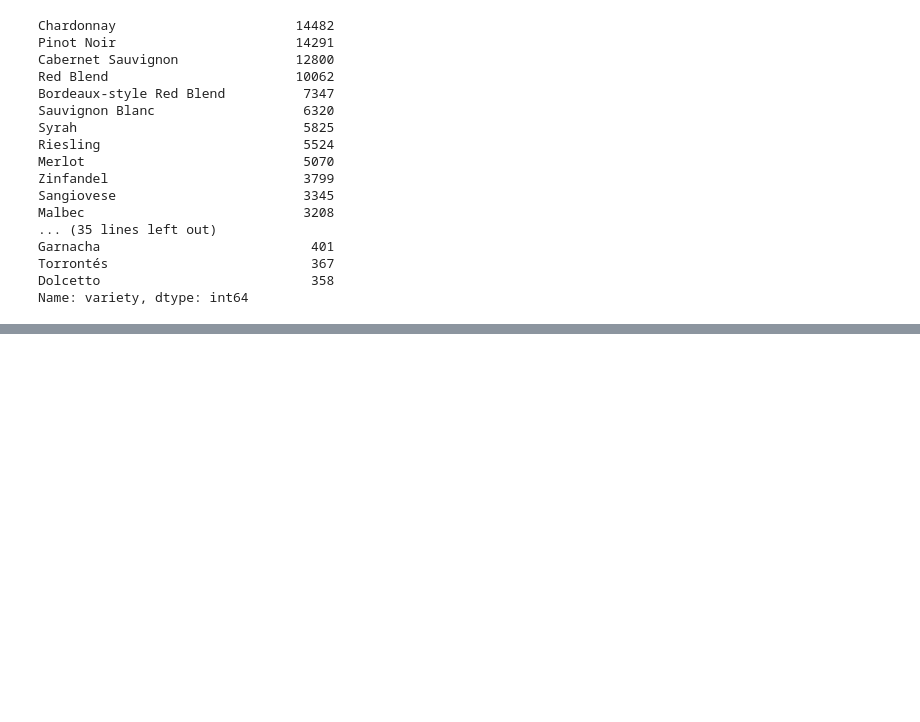
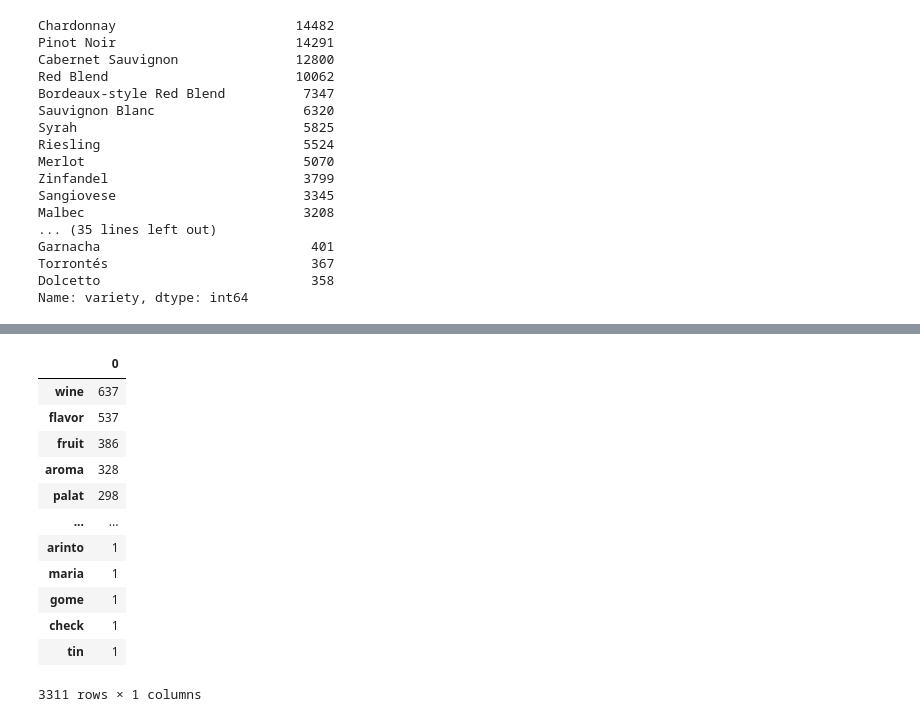
Before and after one commit to chyunoo/wineteller, a Jupyter notebook: notebooks/data_exploration_hc.ipynb, the cells around one changed output, grey strips where cells are left out. Drawn from its saved outputs; the diff is of its cells as text; code cells hidden in the pictures; blank space fills up the shorter version.

```diff
--- a/notebooks/data_exploration_hc.ipynb
+++ b/notebooks/data_exploration_hc.ipynb
@@ -65,0 +147,12 @@ Name: variety, Length: 612, dtype: int64
+# %%
+phrases = Phrases(normalized_sentences)
+phrases = Phrases(phrases[normalized_sentences])
+
+ngrams = Phraser(phrases)
+
+phrased_sentences = []
+for sent in normalized_sentences:
+    phrased_sentence = ngrams[sent]
+    phrased_sentences.append(phrased_sentence)
+
+full_list_words = [item for sublist in phrased_sentences for item in sublist]
@@ -65,0 +172,22 @@ Name: variety, Length: 612, dtype: int64
+# %%
+word_counts = Counter(full_list_words)
+sorted_counts = OrderedDict(word_counts.most_common(5000))
+counter_df = pd.DataFrame.from_dict(sorted_counts, orient='index')
+top_5000_words = counter_df.head(5000)
+counter_df.to_csv('top_5000_descriptors.csv')
+# %%
+top_5000_words
+# %% [output]
+|  | 0 |
+| wine | 637 |
+| flavor | 537 |
+| fruit | 386 |
+| aroma | 328 |
+| palat | 298 |
+| ... | ... |
+| arinto | 1 |
+| maria | 1 |
+| gome | 1 |
+| check | 1 |
+| tin | 1 |
+3311 rows × 1 columns
```
Also changed, not shown: parts of 15 cells of this notebook.
